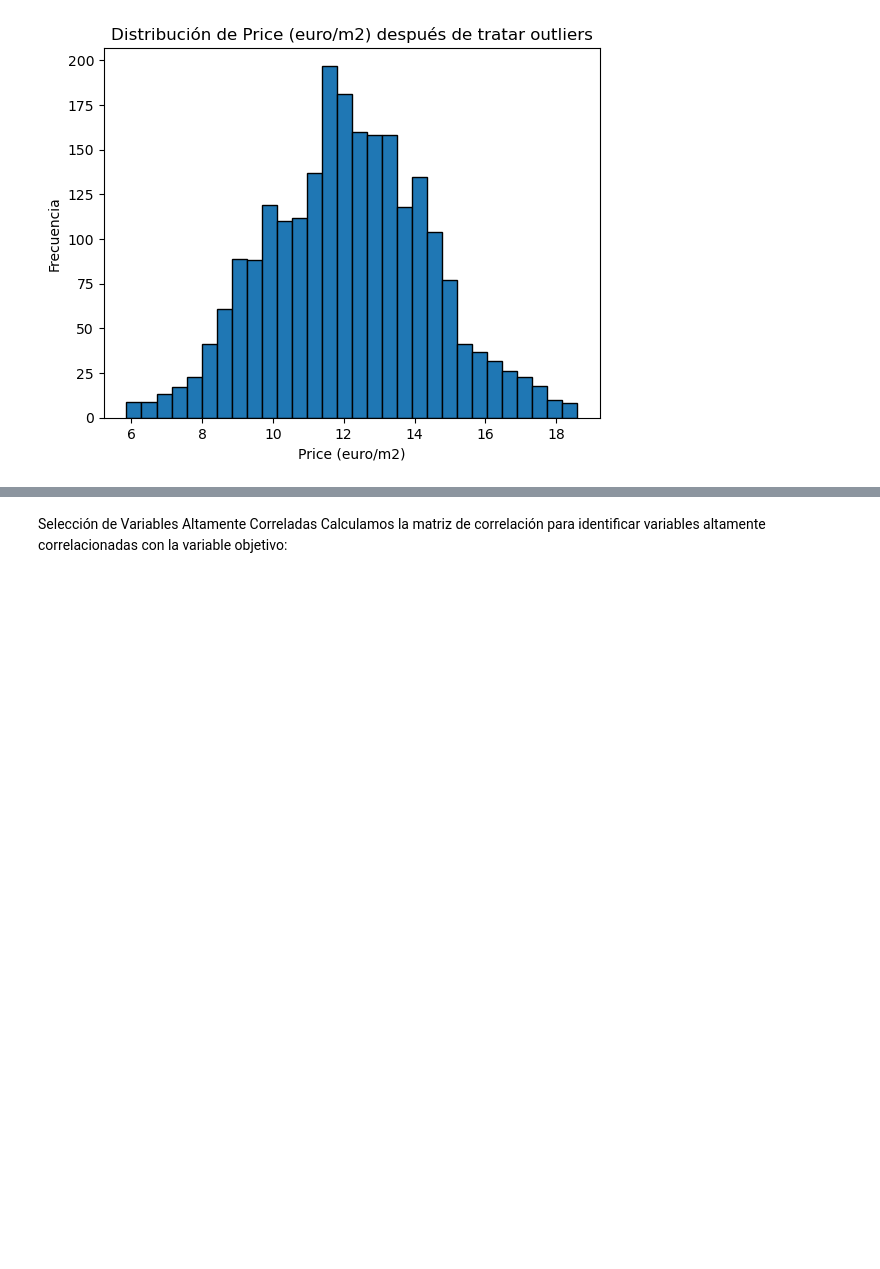
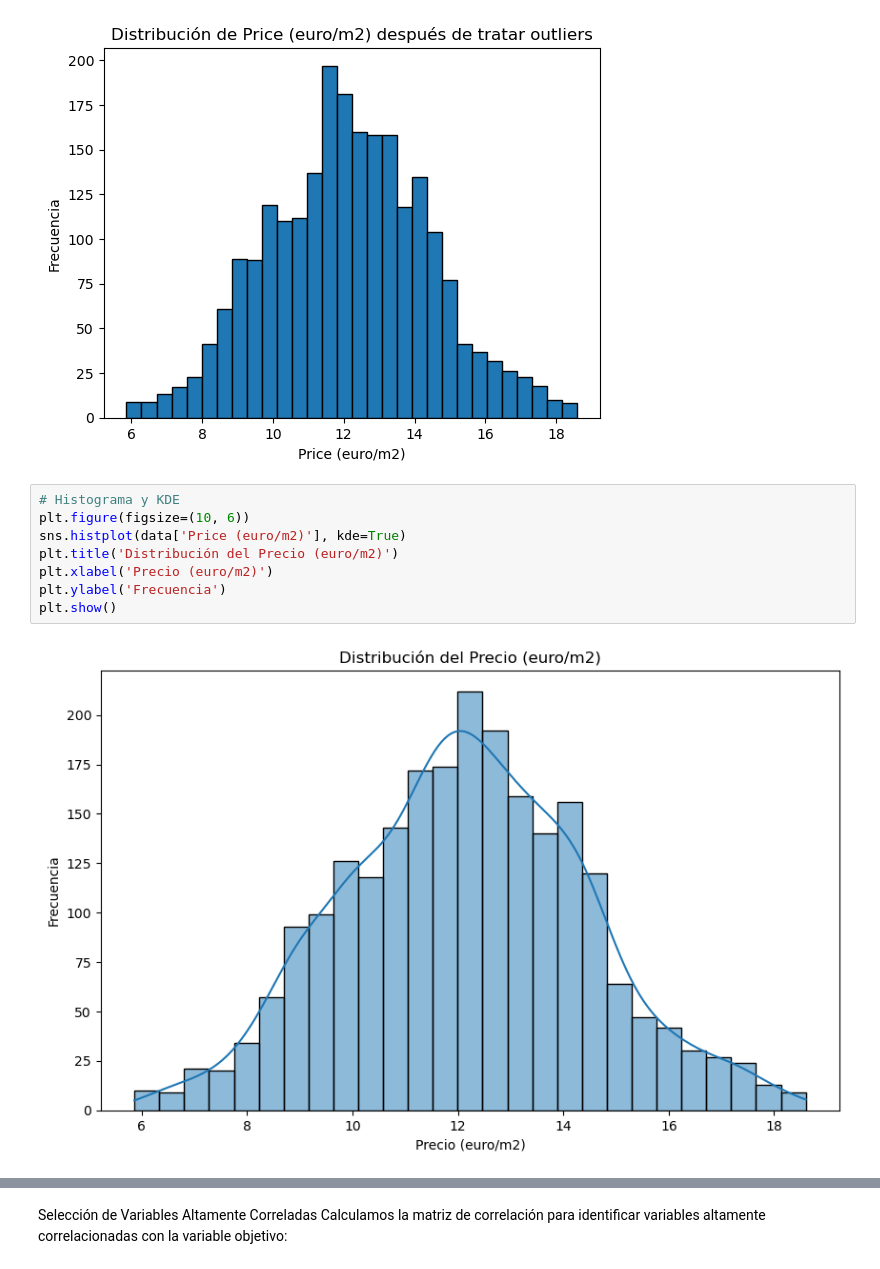
Before and after one commit to jalladin/Barcelona_rental_prices, a Jupyter notebook: median_model1.ipynb, the cells around one changed output, grey strips where cells are left out. Saved outputs shown, nothing was run; the diff lists cells and outputs as text; blank space fills up the shorter version.

```diff
--- a/prueba_rental_prices.ipynb
+++ b/median_model1.ipynb
@@ -99,3 +119,13 @@ plt.ylabel('Frecuencia')
 plt.show()
 # %% [output]
 [figure]
+# %%
+# Histograma y KDE
+plt.figure(figsize=(10, 6))
+sns.histplot(data['Price (euro/m2)'], kde=True)
+plt.title('Distribución del Precio (euro/m2)')
+plt.xlabel('Precio (euro/m2)')
+plt.ylabel('Frecuencia')
+plt.show()
+# %% [output]
+[figure, added]
```
Also changed, not shown: parts of 17 cells of this notebook, 16 other files.
